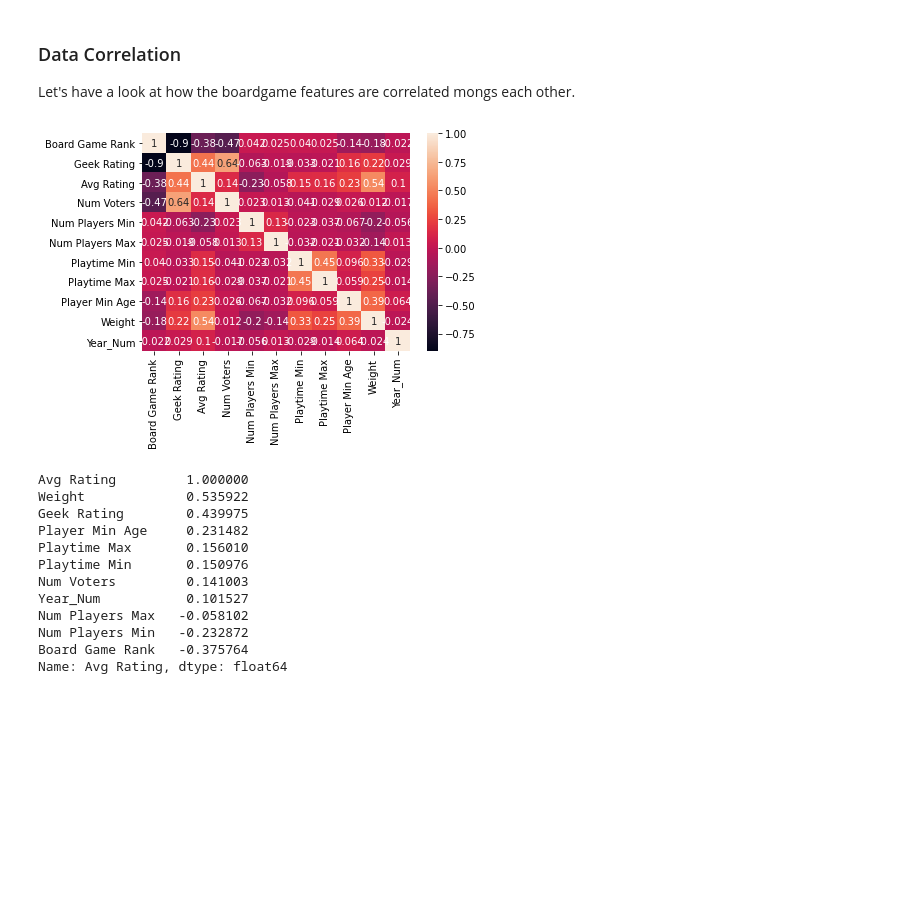
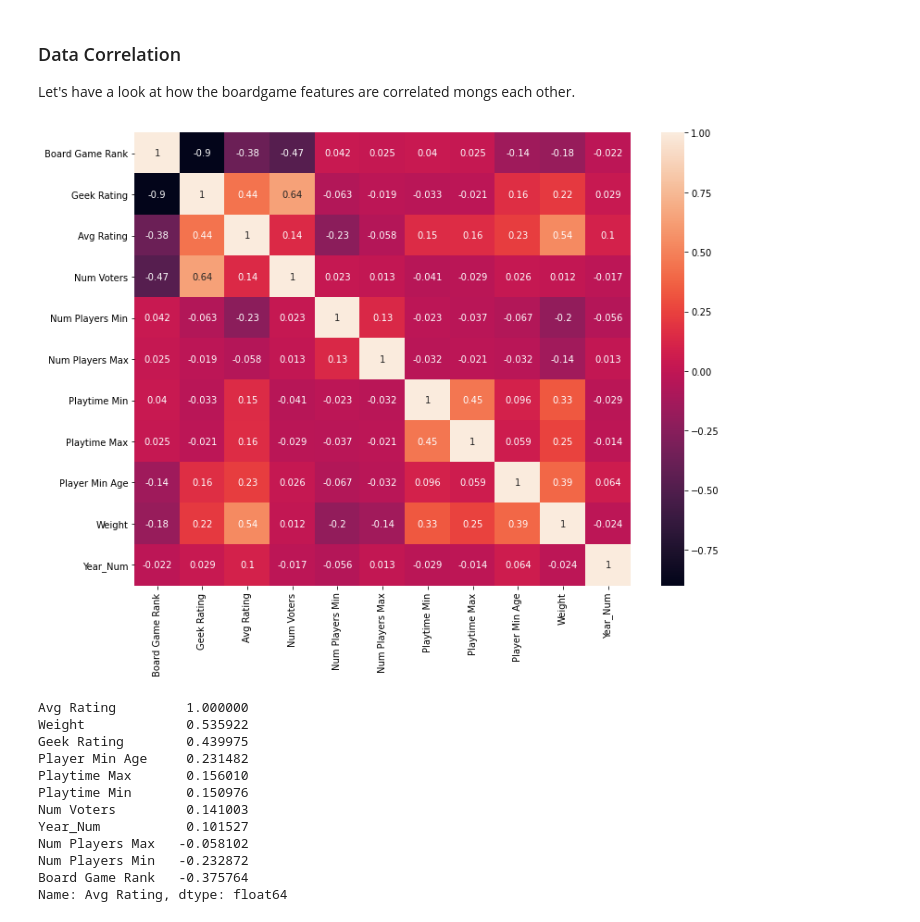
Before and after one commit to martaferrer/Boardgames, a Jupyter notebook: boardgames_data_analysis.ipynb, the cells around one changed output. Saved outputs shown, nothing was run; the diff lists cells and outputs as text; code cells hidden in the pictures; blank space fills up the shorter version.

```diff
--- a/boardgames_data_analysis.ipynb
+++ b/boardgames_data_analysis.ipynb
@@ -548,13 +557,14 @@ Let's have a look at how the boardgame features are correlated mongs each other.
 # %%
 import seaborn as sn
 
 # find correlation between the boardgames features
 df_corr = df.drop(labels=['Best Num Players Min', 'Best Num Players Max'], axis=1)
 corr_matrix = df_corr.corr()
+fig = plt.figure(figsize = (12, 9))
 sn.heatmap(corr_matrix, annot=True)
 plt.show()
 # %% [output]
-[figure, old version]
+[figure, new version]
 # %%
 # more specificaly display the correlation with the Average Rating column
 corr_matrix['Avg Rating'].sort_values(ascending=False)
```
Also changed, not shown: parts of 3 cells of this notebook.
